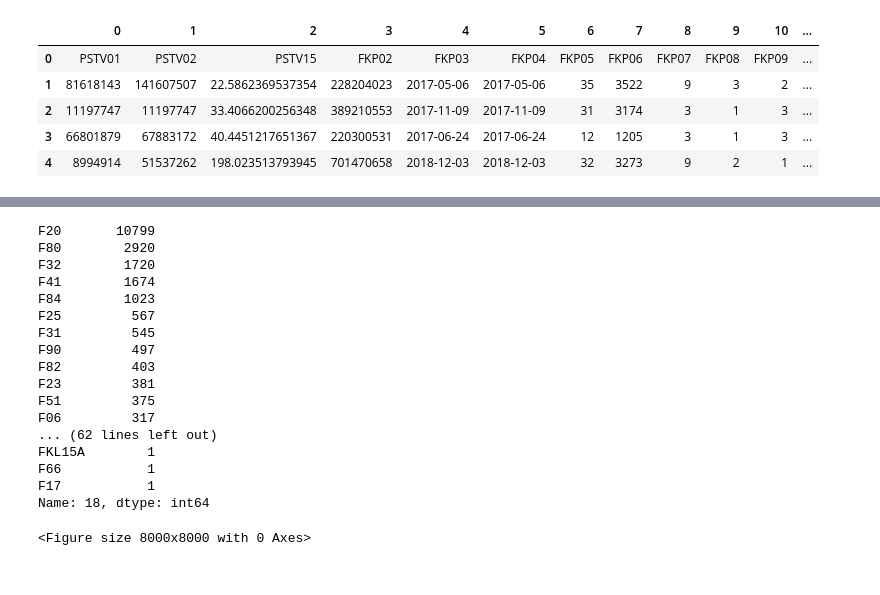
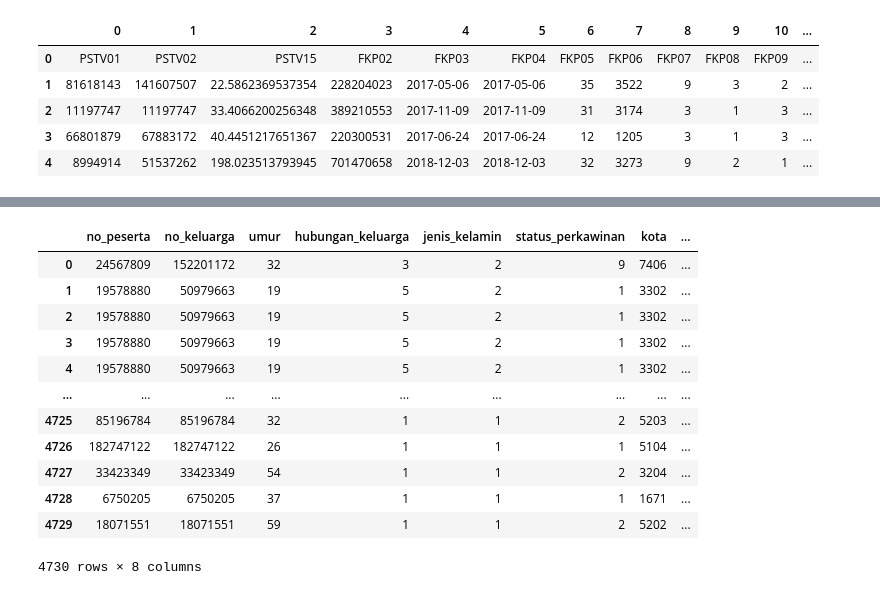
Before and after one commit to alien087/visualthon_bpjs, a Jupyter notebook: Untitled.ipynb, the cells around one changed output, grey strips where cells are left out. Cells and saved outputs as stored; diff of their text form; code cells hidden in the pictures.

```diff
--- a/Untitled.ipynb
+++ b/Untitled.ipynb
@@ -94,24 +46,0 @@ data3[data3[18].str.contains('F', na=False)]
-# %%
-pd.set_option('display.max_rows', None)
-fig = plt.figure(figsize=(100,100),  dpi=80)
-g=data3[data3[18].str.contains('F', na=False)]
-g[18].value_counts()
-# %% [output]
-F20       10799
-F80        2920
-F32        1720
-F41        1674
-F84        1023
-F25         567
-F31         545
-F90         497
-F82         403
-F23         381
-F51         375
-F06         317
-... (62 lines left out)
-FKL15A        1
-F66           1
-F17           1
-Name: 18, dtype: int64
-<Figure size 8000x8000 with 0 Axes>
@@ -117,0 +80,27 @@ Name: 18, dtype: int64
+# %%
+result=result.rename(columns={1:"no_keluarga", 2:"tanggal_lahir", 3:"hubungan_keluarga", 4:"jenis_kelamin", 9:"kota", 5:"status_perkawinan"})
+# %%
+result_copy=result
+result_copy=result_copy.drop(columns=[6,7,8,10,11,12,13,14,15,16,17])
+# %%
+result_copy=result_copy.rename(columns={'tanggal_lahir': 'umur'})
+# %%
+for i in range (result_copy.shape[0]):
+    umur=2020 - int(result_copy['umur'].str.slice(stop=4)[i])
+    result_copy['umur'][i]=str(umur)
+# %%
+result_copy
+# %% [output]
+|  | no_peserta | no_keluarga | umur | hubungan_keluarga | jenis_kelamin | status_perkawinan | kota | ... |
+| 0 | 24567809 | 152201172 | 32 | 3 | 2 | 9 | 7406 | ... |
+| 1 | 19578880 | 50979663 | 19 | 5 | 2 | 1 | 3302 | ... |
+| 2 | 19578880 | 50979663 | 19 | 5 | 2 | 1 | 3302 | ... |
+| 3 | 19578880 | 50979663 | 19 | 5 | 2 | 1 | 3302 | ... |
+| 4 | 19578880 | 50979663 | 19 | 5 | 2 | 1 | 3302 | ... |
+| ... | ... | ... | ... | ... | ... | ... | ... | ... |
+| 4725 | 85196784 | 85196784 | 32 | 1 | 1 | 2 | 5203 | ... |
+| 4726 | 182747122 | 182747122 | 26 | 1 | 1 | 1 | 5104 | ... |
+| 4727 | 33423349 | 33423349 | 54 | 1 | 1 | 2 | 3204 | ... |
+| 4728 | 6750205 | 6750205 | 37 | 1 | 1 | 1 | 1671 | ... |
+| 4729 | 18071551 | 18071551 | 59 | 1 | 1 | 2 | 5202 | ... |
+4730 rows × 8 columns
```
Also changed, not shown: parts of 17 cells of this notebook, 1 other file.
